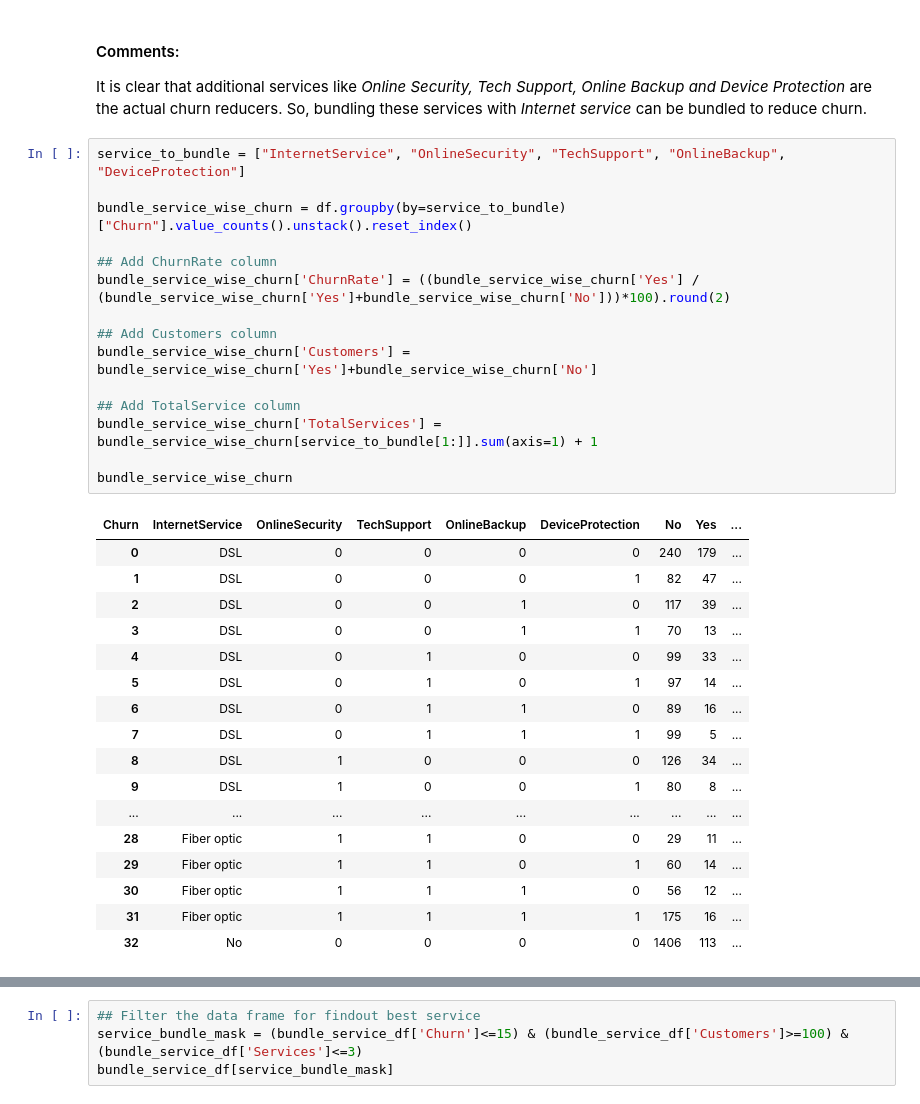
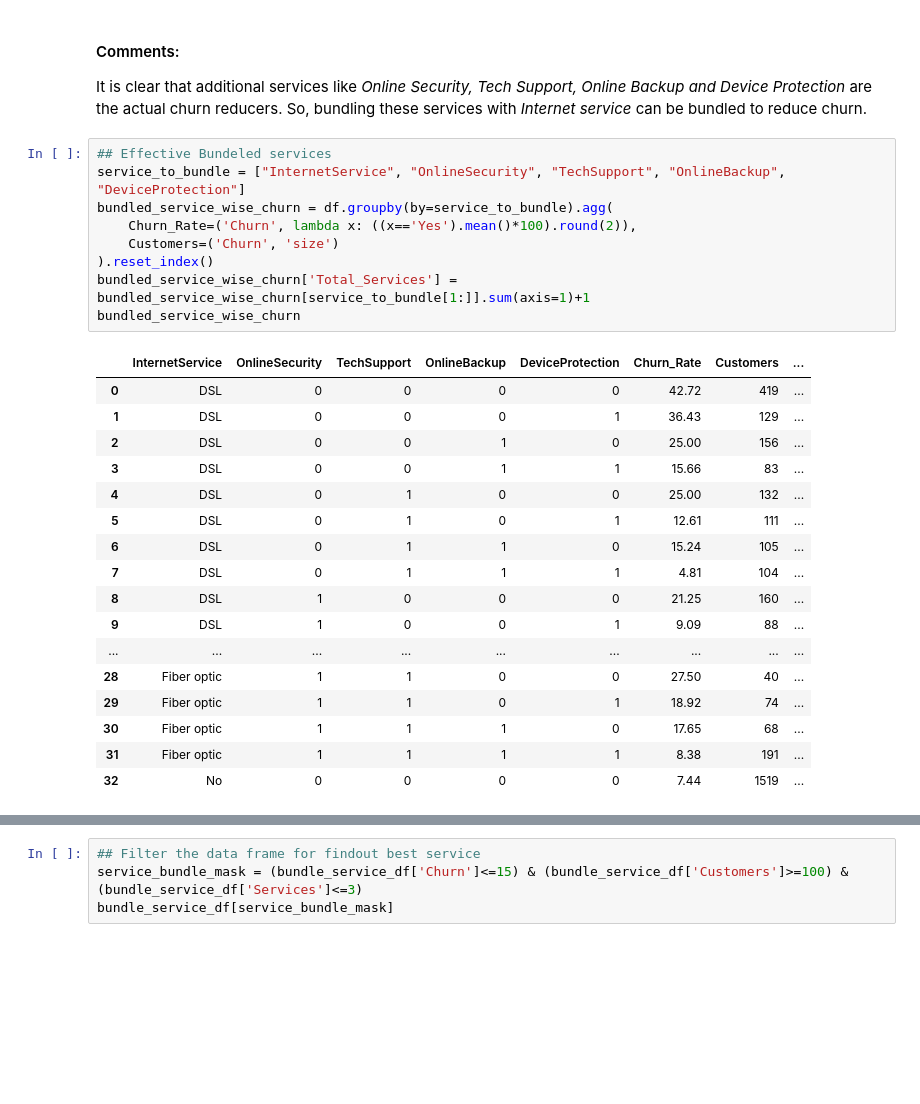
Before and after one commit to apabritamaity/data-analyst-portfolio, a Jupyter notebook: customer-churn-analysis/notebooks/05_EDA_Service_Usage_&_Product_Impact_Analysis.ipynb, the cells around one changed output, grey strips where cells are left out. Drawn from its saved outputs; the diff is of its cells as text; blank space fills up the shorter version.

```diff
--- a/customer-churn-analysis/notebooks/05_EDA_Service_Usage_&_Product_Impact_Analysis.ipynb
+++ b/customer-churn-analysis/notebooks/05_EDA_Service_Usage_&_Product_Impact_Analysis.ipynb
@@ -203,38 +209,32 @@ churn_rate_diff_df
 #### Comments:
 It is clear that additional services like *Online Security, Tech Support, Online Backup and Device Protection* are the actual churn reducers. So, bundling these services with *Internet service* can be bundled to reduce churn.
 # %%
+## Effective Bundeled services
 service_to_bundle = ["InternetService", "OnlineSecurity", "TechSupport", "OnlineBackup", "DeviceProtection"]
-
-bundle_service_wise_churn = df.groupby(by=service_to_bundle)["Churn"].value_counts().unstack().reset_index()
-
-## Add ChurnRate column
-bundle_service_wise_churn['ChurnRate'] = ((bundle_service_wise_churn['Yes'] / (bundle_service_wise_churn['Yes']+bundle_service_wise_churn['No']))*100).round(2)
-
-## Add Customers column
-bundle_service_wise_churn['Customers'] = bundle_service_wise_churn['Yes']+bundle_service_wise_churn['No']
-
-## Add TotalService column
-bundle_service_wise_churn['TotalServices'] = bundle_service_wise_churn[service_to_bundle[1:]].sum(axis=1) + 1
-
-bundle_service_wise_churn
+bundled_service_wise_churn = df.groupby(by=service_to_bundle).agg(
+    Churn_Rate=('Churn', lambda x: ((x=='Yes').mean()*100).round(2)),
+    Customers=('Churn', 'size')
+).reset_index()
+bundled_service_wise_churn['Total_Services'] = bundled_service_wise_churn[service_to_bundle[1:]].sum(axis=1)+1
+bundled_service_wise_churn
 # %% [output]
-| Churn | InternetService | OnlineSecurity | TechSupport | OnlineBackup | DeviceProtection | No | Yes | ... |
-| 0 | DSL | 0 | 0 | 0 | 0 | 240 | 179 | ... |
-| 1 | DSL | 0 | 0 | 0 | 1 | 82 | 47 | ... |
-| 2 | DSL | 0 | 0 | 1 | 0 | 117 | 39 | ... |
-| 3 | DSL | 0 | 0 | 1 | 1 | 70 | 13 | ... |
-| 4 | DSL | 0 | 1 | 0 | 0 | 99 | 33 | ... |
-| 5 | DSL | 0 | 1 | 0 | 1 | 97 | 14 | ... |
-| 6 | DSL | 0 | 1 | 1 | 0 | 89 | 16 | ... |
-| 7 | DSL | 0 | 1 | 1 | 1 | 99 | 5 | ... |
-| 8 | DSL | 1 | 0 | 0 | 0 | 126 | 34 | ... |
-| 9 | DSL | 1 | 0 | 0 | 1 | 80 | 8 | ... |
+|  | InternetService | OnlineSecurity | TechSupport | OnlineBackup | DeviceProtection | Churn_Rate | Customers | ... |
+| 0 | DSL | 0 | 0 | 0 | 0 | 42.72 | 419 | ... |
+| 1 | DSL | 0 | 0 | 0 | 1 | 36.43 | 129 | ... |
+| 2 | DSL | 0 | 0 | 1 | 0 | 25.00 | 156 | ... |
+| 3 | DSL | 0 | 0 | 1 | 1 | 15.66 | 83 | ... |
+| 4 | DSL | 0 | 1 | 0 | 0 | 25.00 | 132 | ... |
+| 5 | DSL | 0 | 1 | 0 | 1 | 12.61 | 111 | ... |
+| 6 | DSL | 0 | 1 | 1 | 0 | 15.24 | 105 | ... |
+| 7 | DSL | 0 | 1 | 1 | 1 | 4.81 | 104 | ... |
+| 8 | DSL | 1 | 0 | 0 | 0 | 21.25 | 160 | ... |
+| 9 | DSL | 1 | 0 | 0 | 1 | 9.09 | 88 | ... |
 | ... | ... | ... | ... | ... | ... | ... | ... | ... |
-| 28 | Fiber optic | 1 | 1 | 0 | 0 | 29 | 11 | ... |
-| 29 | Fiber optic | 1 | 1 | 0 | 1 | 60 | 14 | ... |
-| 30 | Fiber optic | 1 | 1 | 1 | 0 | 56 | 12 | ... |
-| 31 | Fiber optic | 1 | 1 | 1 | 1 | 175 | 16 | ... |
-| 32 | No | 0 | 0 | 0 | 0 | 1406 | 113 | ... |
+| 28 | Fiber optic | 1 | 1 | 0 | 0 | 27.50 | 40 | ... |
+| 29 | Fiber optic | 1 | 1 | 0 | 1 | 18.92 | 74 | ... |
+| 30 | Fiber optic | 1 | 1 | 1 | 0 | 17.65 | 68 | ... |
+| 31 | Fiber optic | 1 | 1 | 1 | 1 | 8.38 | 191 | ... |
+| 32 | No | 0 | 0 | 0 | 0 | 7.44 | 1519 | ... |
 # %%
 ## Create data frame to find best services
 bundle_data = []
```
Also changed, not shown: parts of 5 cells of this notebook, 8 other files.
